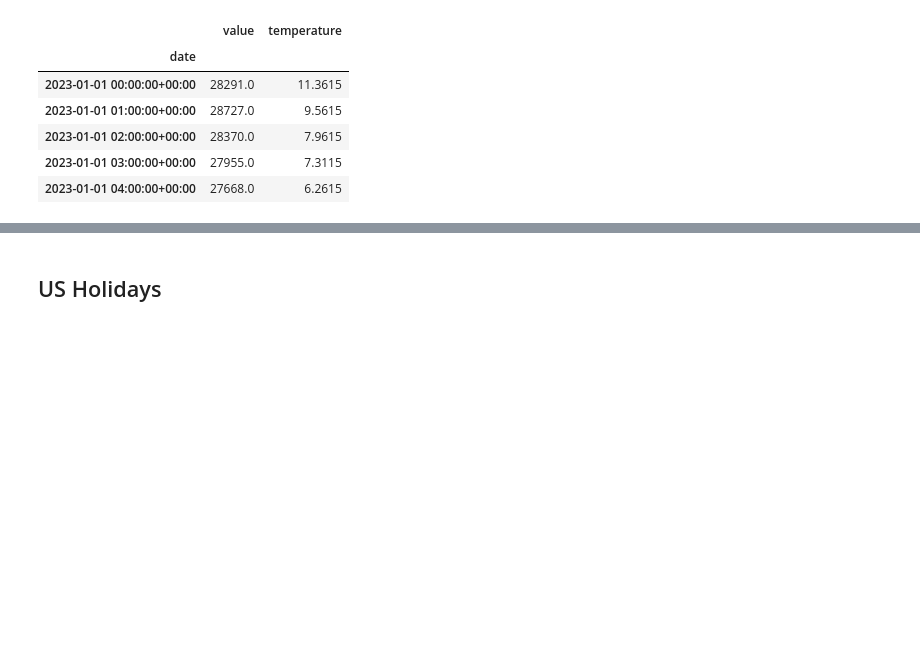
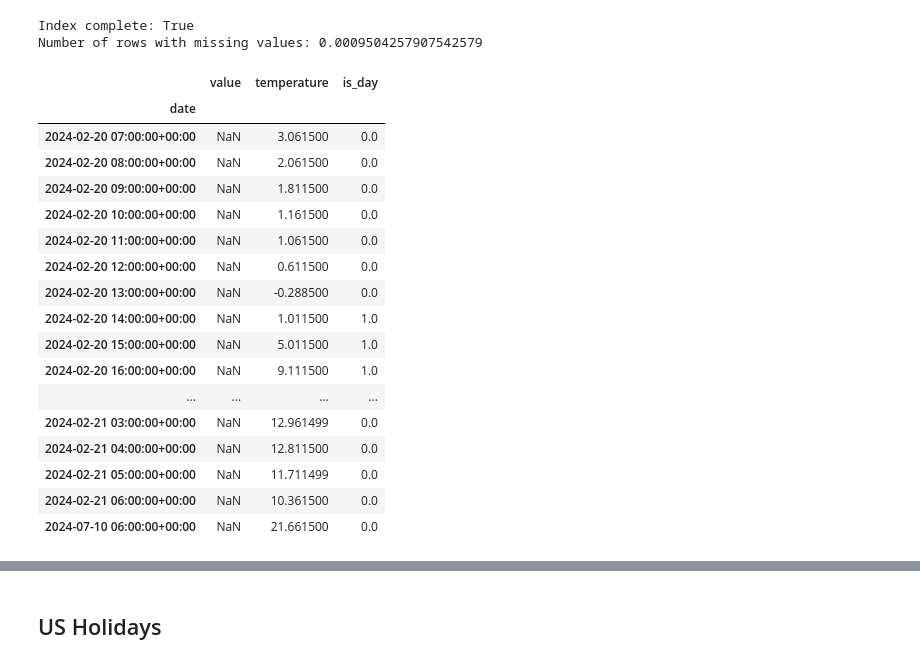
Before and after one commit to maxwellgriffith345/LoadForecast, a Jupyter notebook: notebooks/Features.ipynb, the cells around one changed output, grey strips where cells are left out. Saved outputs shown, nothing was run; the diff lists cells and outputs as text; code cells hidden in the pictures; blank space fills up the shorter version.

Commit message:
started EDA

```diff
--- a/notebooks/Features.ipynb
+++ b/notebooks/Features.ipynb
@@ -17,13 +17,37 @@ df = (pd.read_csv("../data/raw/tempload.csv")
         .pipe(lambda df: df.set_index(pd.to_datetime(df["date"])))
         .drop(columns = ["date"])
      )
+#this will throw an error if there are duplicates
+df.index.freq = 'h'
 # %%
-df.head()
+# check for missing values
+start_date = df.index.min()
+end_date = df.index.max()
+complete_date_range = pd.date_range(start=start_date, end=end_date, freq=df.index.freq)
+is_index_complete = (df.index == complete_date_range).all()
+print(f"Index complete: {is_index_complete}")
+print(f"Number of rows with missing values: {df.isnull().any(axis=1).mean()}")
 # %% [output]
-|  | value | temperature |
-| date |  |  |
-| 2023-01-01 00:00:00+00:00 | 28291.0 | 11.3615 |
-| 2023-01-01 01:00:00+00:00 | 28727.0 | 9.5615 |
-| 2023-01-01 02:00:00+00:00 | 28370.0 | 7.9615 |
-| 2023-01-01 03:00:00+00:00 | 27955.0 | 7.3115 |
-| 2023-01-01 04:00:00+00:00 | 27668.0 | 6.2615 |
+Index complete: True
+Number of rows with missing values: 0.0009504257907542579
+# %%
+df[df.isnull().any(axis = 1)]
+# %% [output]
+|  | value | temperature | is_day |
+| date |  |  |  |
+| 2024-02-20 07:00:00+00:00 | NaN | 3.061500 | 0.0 |
+| 2024-02-20 08:00:00+00:00 | NaN | 2.061500 | 0.0 |
+| 2024-02-20 09:00:00+00:00 | NaN | 1.811500 | 0.0 |
+| 2024-02-20 10:00:00+00:00 | NaN | 1.161500 | 0.0 |
+| 2024-02-20 11:00:00+00:00 | NaN | 1.061500 | 0.0 |
+| 2024-02-20 12:00:00+00:00 | NaN | 0.611500 | 0.0 |
+| 2024-02-20 13:00:00+00:00 | NaN | -0.288500 | 0.0 |
+| 2024-02-20 14:00:00+00:00 | NaN | 1.011500 | 1.0 |
+| 2024-02-20 15:00:00+00:00 | NaN | 5.011500 | 1.0 |
+| 2024-02-20 16:00:00+00:00 | NaN | 9.111500 | 1.0 |
+| ... | ... | ... | ... |
+| 2024-02-21 03:00:00+00:00 | NaN | 12.961499 | 0.0 |
+| 2024-02-21 04:00:00+00:00 | NaN | 12.811500 | 0.0 |
+| 2024-02-21 05:00:00+00:00 | NaN | 11.711499 | 0.0 |
+| 2024-02-21 06:00:00+00:00 | NaN | 10.361500 | 0.0 |
+| 2024-07-10 06:00:00+00:00 | NaN | 21.661500 | 0.0 |
```
Also changed, not shown: parts of 1 cell of this notebook, 3 other files.
